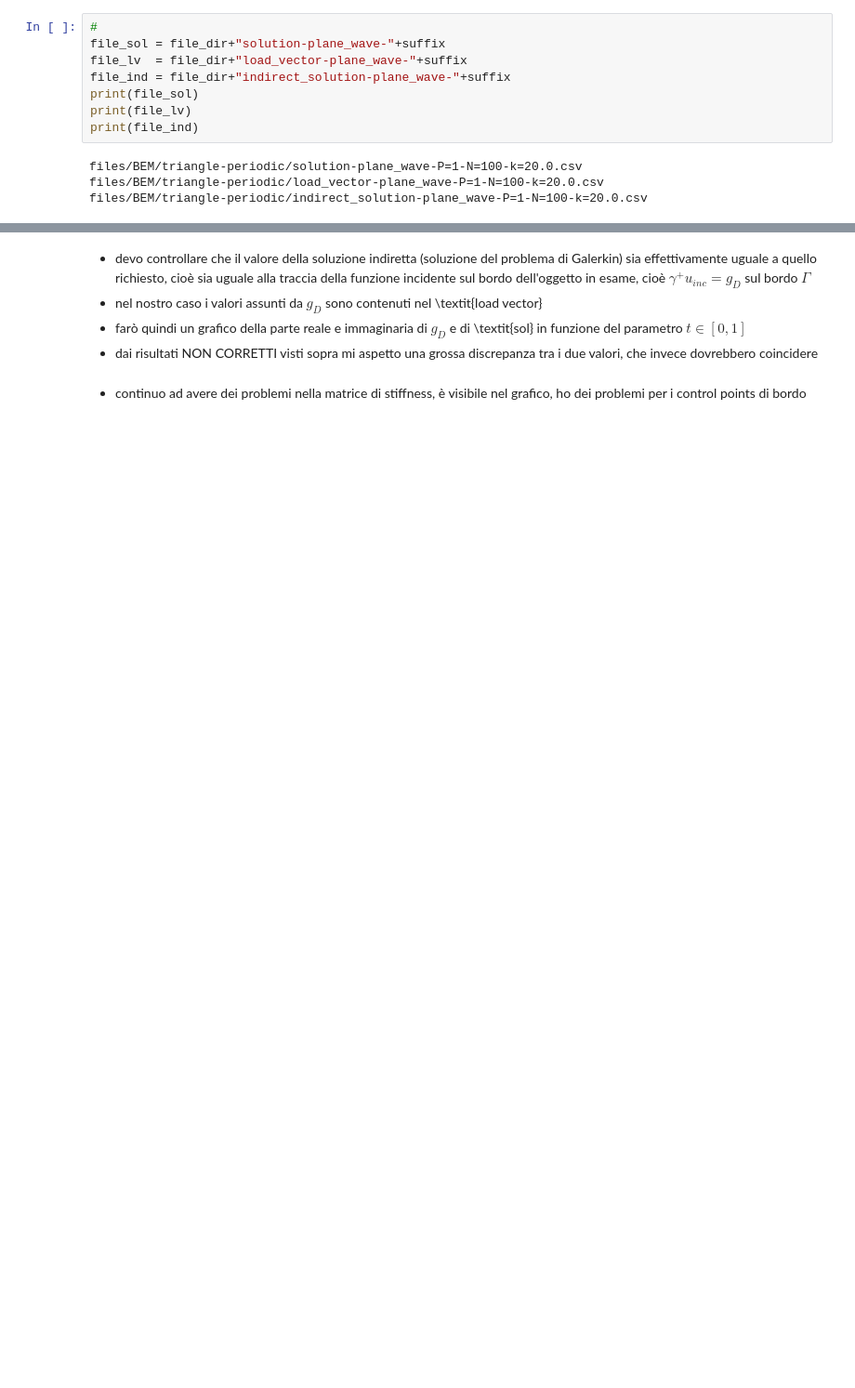
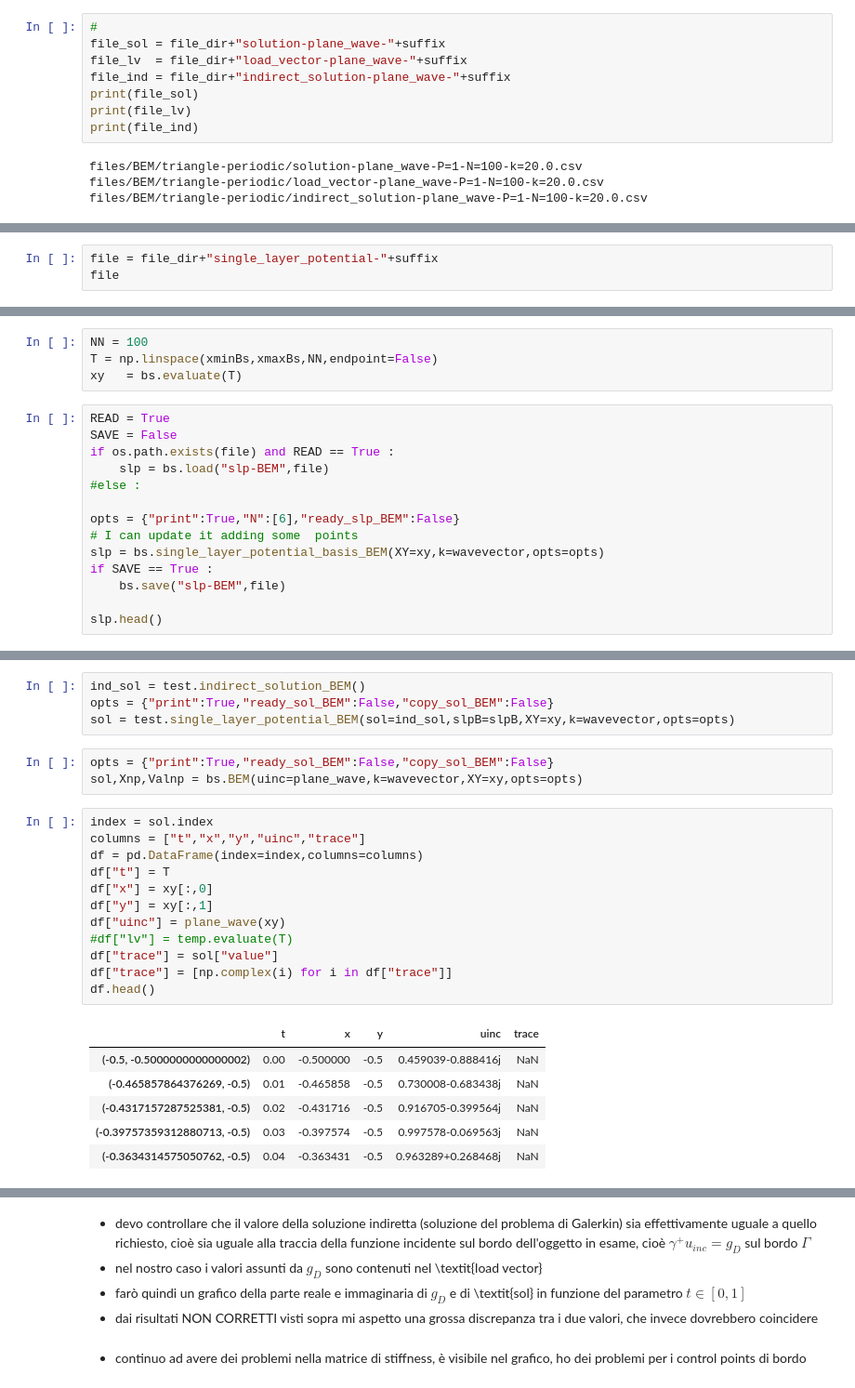
Before and after one commit to EliaStocco/Bspline, a Jupyter notebook: python/BEM-triangle.ipynb, the cells around one changed output, grey strips where cells are left out. Shown at 93% size. Drawn from its saved outputs; the diff is of its cells as text; blank space fills up the shorter version.

```diff
--- a/python/BEM-triangle.ipynb
+++ b/python/BEM-triangle.ipynb
@@ -559,0 +485,3 @@ Finished
+# %%
+file = file_dir+"single_layer_potential-"+suffix
+file
@@ -559,0 +490,18 @@ Finished
+# %%
+NN = 100
+T = np.linspace(xminBs,xmaxBs,NN,endpoint=False)
+xy   = bs.evaluate(T)
+# %%
+READ = True
+SAVE = False
+if os.path.exists(file) and READ == True :
+    slp = bs.load("slp-BEM",file)
+#else :
+
+opts = {"print":True,"N":[6],"ready_slp_BEM":False}
+# I can update it adding some  points
+slp = bs.single_layer_potential_basis_BEM(XY=xy,k=wavevector,opts=opts)
+if SAVE == True :
+    bs.save("slp-BEM",file)
+
+slp.head()
@@ -559,0 +520,26 @@ Finished
+# %%
+ind_sol = test.indirect_solution_BEM()
+opts = {"print":True,"ready_sol_BEM":False,"copy_sol_BEM":False}
+sol = test.single_layer_potential_BEM(sol=ind_sol,slpB=slpB,XY=xy,k=wavevector,opts=opts)
+# %%
+opts = {"print":True,"ready_sol_BEM":False,"copy_sol_BEM":False}
+sol,Xnp,Valnp = bs.BEM(uinc=plane_wave,k=wavevector,XY=xy,opts=opts)
+# %%
+index = sol.index
+columns = ["t","x","y","uinc","trace"]
+df = pd.DataFrame(index=index,columns=columns)
+df["t"] = T
+df["x"] = xy[:,0]
+df["y"] = xy[:,1]
+df["uinc"] = plane_wave(xy)
+#df["lv"] = temp.evaluate(T)
+df["trace"] = sol["value"]
+df["trace"] = [np.complex(i) for i in df["trace"]]
+df.head()
+# %% [output]
+|  | t | x | y | uinc | trace |
+| (-0.5, -0.5000000000000002) | 0.00 | -0.500000 | -0.5 | 0.459039-0.888416j | NaN |
+| (-0.465857864376269, -0.5) | 0.01 | -0.465858 | -0.5 | 0.730008-0.683438j | NaN |
+| (-0.4317157287525381, -0.5) | 0.02 | -0.431716 | -0.5 | 0.916705-0.399564j | NaN |
+| (-0.39757359312880713, -0.5) | 0.03 | -0.397574 | -0.5 | 0.997578-0.069563j | NaN |
+| (-0.3634314575050762, -0.5) | 0.04 | -0.363431 | -0.5 | 0.963289+0.268468j | NaN |
```
Also changed, not shown: parts of 39 cells of this notebook, 4 other files.
